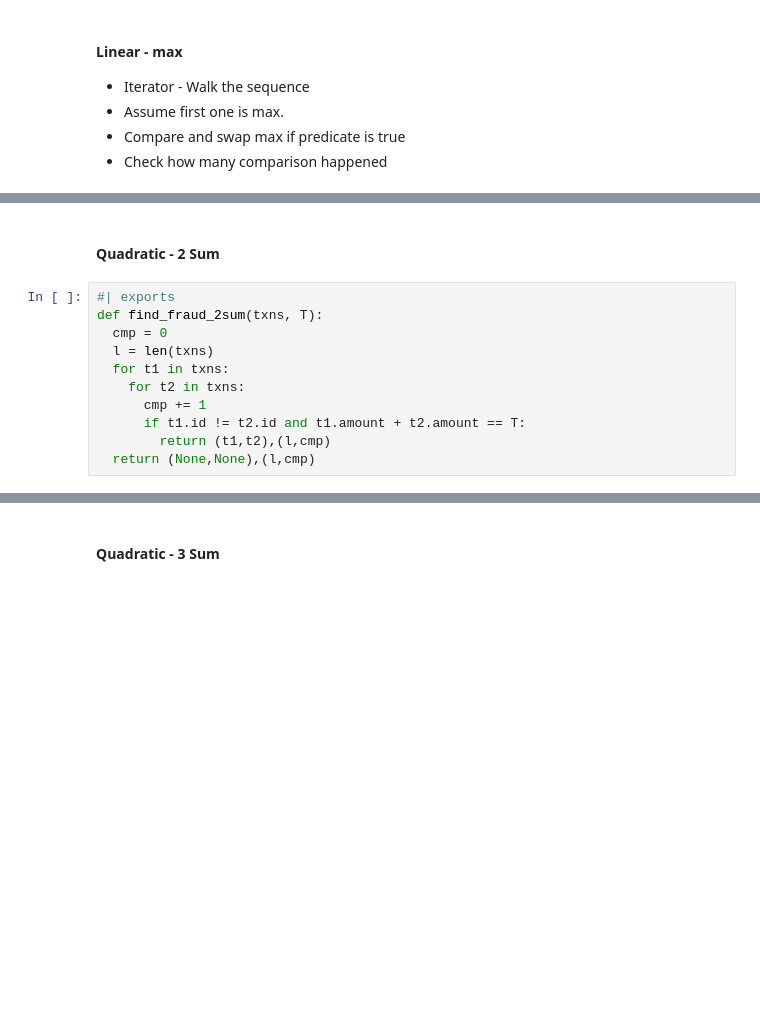
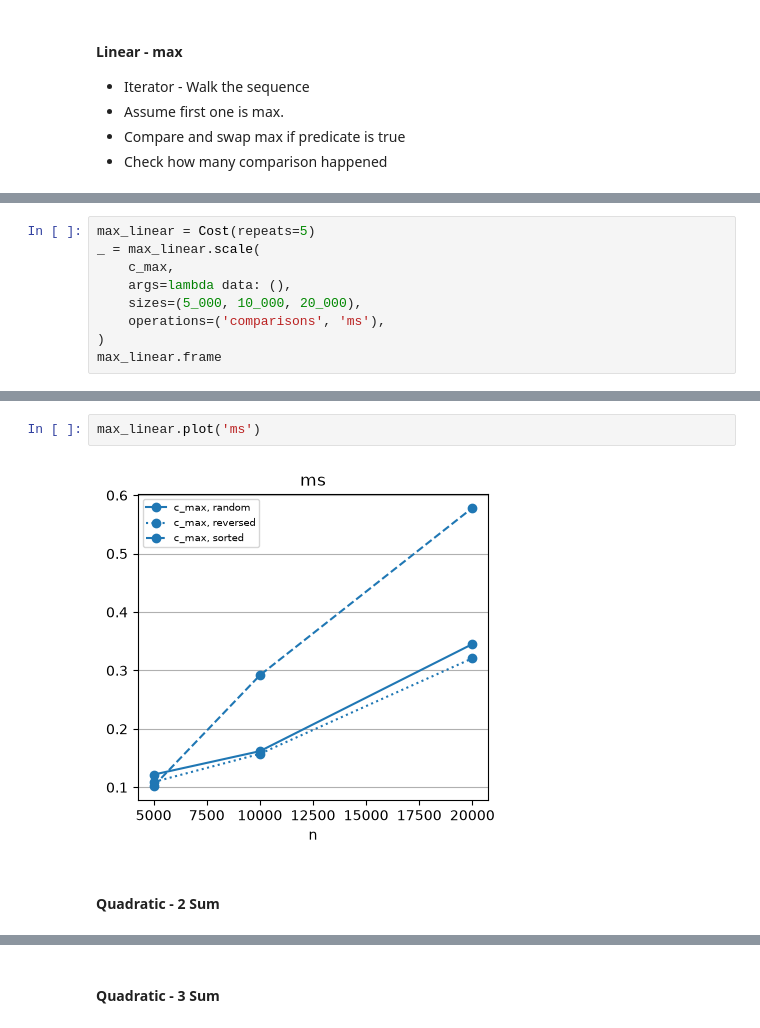
Before and after one commit to gophry/programming-first-principles, a Jupyter notebook: nbs/02_sequences/03_algorithms-101/01_cost-complexity.ipynb, the cells around one changed output, grey strips where cells are left out. Saved outputs shown, nothing was run; the diff lists cells and outputs as text; blank space fills up the shorter version.

```diff
--- a/nbs/02_sequences/03_algorithms-101/01_cost-complexity.ipynb
+++ b/nbs/02_sequences/03_algorithms-101/01_cost-complexity.ipynb
@@ -100,0 +116,9 @@ Text(0, 0.5, 'count')
+# %%
+max_linear = Cost(repeats=5)
+_ = max_linear.scale(
+    c_max,
+    args=lambda data: (),
+    sizes=(5_000, 10_000, 20_000),
+    operations=('comparisons', 'ms'),
+)
+max_linear.frame
@@ -101,13 +136,6 @@ Text(0, 0.5, 'count')
+# %%
+max_linear.plot('ms')
+# %% [output]
+[figure, added]
 # %% [markdown]
 #### Quadratic - 2 Sum
-# %%
-#| exports
-def find_fraud_2sum(txns, T):
-  cmp = 0
-  l = len(txns)
-  for t1 in txns:
-    for t2 in txns:
-      cmp += 1
-      if t1.id != t2.id and t1.amount + t2.amount == T:
-        return (t1,t2),(l,cmp)
-  return (None,None),(l,cmp)
```
Also changed, not shown: parts of 21 cells of this notebook, 26 other files.
